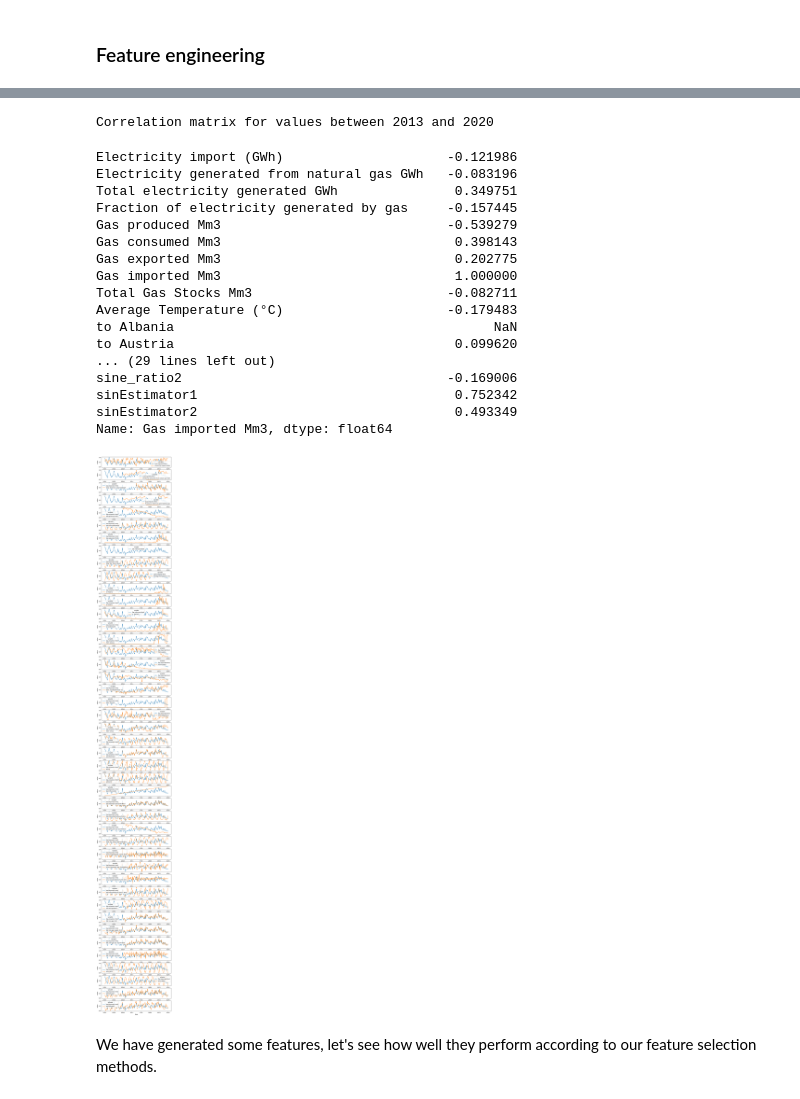
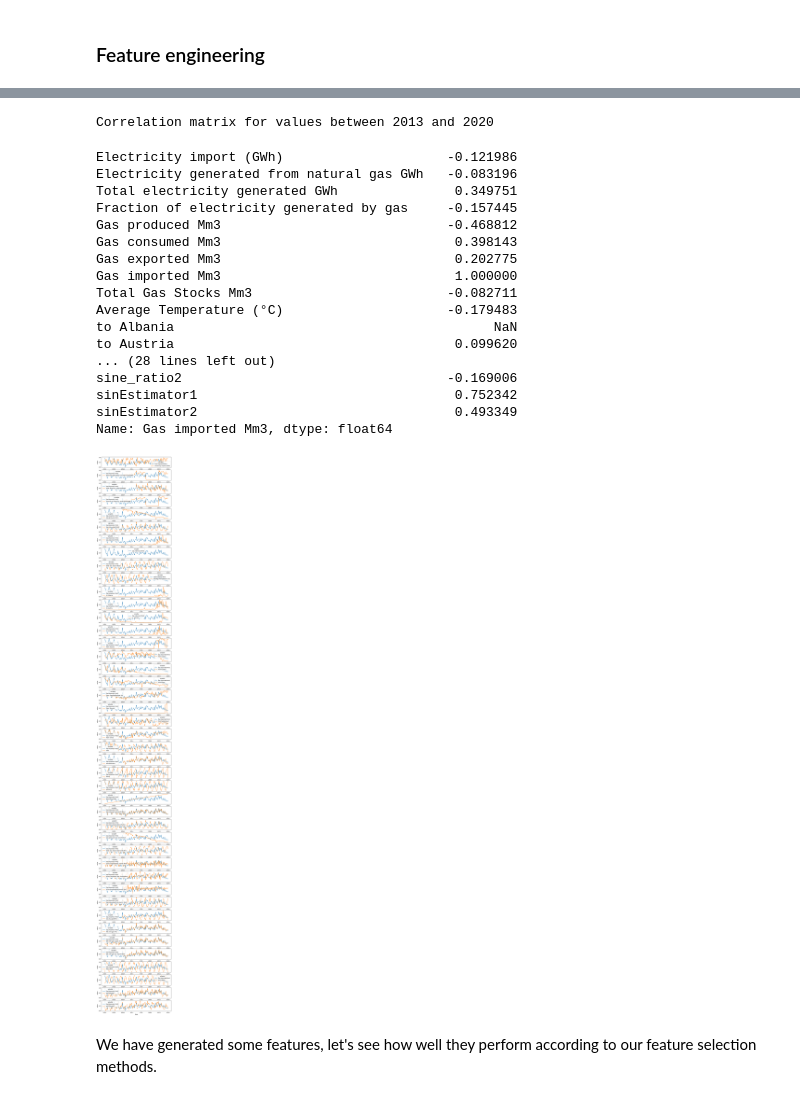
Before and after one commit to gaya22/Project_3_SEne, a Jupyter notebook: 04_feature_selection.ipynb, the cells around one changed output, grey strips where cells are left out. Saved outputs shown, nothing was run; the diff lists cells and outputs as text; code cells hidden in the pictures.

Commit message:
Regressione imports da completare

```diff
--- a/04_feature_selection.ipynb
+++ b/04_feature_selection.ipynb
@@ -299,8 +275,9 @@ dfIT['Monthfrom2014'] = np.arange(-36, 169-36, 1) #counting months by having 0 a
 #Shifting features
 dfIT['Gas imported last month Mm3'] = dfIT['Gas imported Mm3'].shift(1) # Gas imported the last month
 dfIT['Gas consumed last month Mm3'] = dfIT['Gas consumed Mm3'].shift(1) # Gas consumed the last month
-dfIT['Gas produced last month Mm3'] = dfIT['Gas produced Mm3'].shift(1) # Gas imported the last month
-dfIT['Total Gas Stocks last month Mm3'] = dfIT['Total Gas Stocks Mm3'].shift(1) # Gas imported the last month
+dfIT.loc[pd.to_datetime('2013-12-01',format="%Y-%m-%d"),'Gas produced Mm3'] = dfIT.loc[pd.to_datetime('2014-01-01',format="%Y-%m-%d"),'Gas produced Mm3'] #to have full 2014
+dfIT['Gas produced last month Mm3'] = dfIT['Gas produced Mm3'].shift(1) # Gas produced the last month
+dfIT['Total Gas Stocks last month Mm3'] = dfIT['Total Gas Stocks Mm3'].shift(1) # Gas stocks the last month
 
 #Derivative features - the idea is to make a finite differences point-wise derivative, this is actually just a difference since the time window is 1 month
 dfIT['d-Gas imported last month Mm3'] = dfIT['Gas imported Mm3'] - dfIT['Gas imported Mm3'].shift(1)
@@ -308,14 +285,15 @@ dfIT['d-Gas consumed last month Mm3'] = dfIT['Gas consumed Mm3'] - dfIT['Gas con
 dfIT['d-Gas produced last month Mm3'] = dfIT['Gas produced Mm3'] - dfIT['Gas produced Mm3'].shift(1)
 
 #Balance features
-dfIT['Gas consumed from stocks Mm3'] = dfIT['Total Gas Stocks Mm3'].shift(1) - dfIT['Total Gas Stocks Mm3']
-dfIT['Gas escaped Mm3'] = dfIT['Gas imported Mm3'] - dfIT['Gas exported Mm3'] + dfIT['Gas produced Mm3'] - dfIT['Gas consumed Mm3'] - dfIT['Gas consumed from stocks Mm3']
-dfIT['Net new gas Mm3'] = dfIT['Gas consumed Mm3'] - dfIT['Gas consumed from stocks Mm3'] - dfIT['Gas produced Mm3']
-dfIT['Net new gas (appx) Mm3'] = dfIT['Gas consumed Mm3'] - dfIT['Gas consumed from stocks Mm3']
+dfIT['Gas consumed from stocks Mm3'] = dfIT['Total Gas Stocks Mm3'].shift(1) - dfIT['Total Gas Stocks Mm3'] #Gas that exited the reserves in 1 month
+dfIT['Gas escaped Mm3'] = dfIT['Gas imported Mm3'] - dfIT['Gas exported Mm3'] + dfIT['Gas produced Mm3'] - dfIT['Gas consumed Mm3'] + dfIT['Gas consumed from stocks Mm3'] #This should be zero but it itsn't, it should be a relative error of some sort
+dfIT['Net new gas Mm3'] = dfIT['Gas consumed Mm3'] - dfIT['Gas consumed from stocks Mm3'] - dfIT['Gas produced Mm3'] #Gas available for export or consumption
+dfIT['Net new gas (appx) Mm3'] = dfIT['Gas consumed Mm3'] - dfIT['Gas consumed from stocks Mm3'] #As before but neglecting production
+#Since exports and production in Italy are low, the last 2 features should mimick the imports.
 
 #Composite features
 dfIT['Net new gas last month Mm3'] = dfIT['Net new gas Mm3'].shift(1)
-dfIT['Net new gas estimator'] = dfIT['Net new gas last month Mm3']*dfIT['d-Gas imported last month Mm3']
+#dfIT['Net new gas estimator'] = dfIT['Net new gas last month Mm3']+dfIT['d-Gas imported last month Mm3']
 
 #Let's see the analytical estimators for 'ratio' in action!
 dfIT['sine_ratio1'] = sinfunc(dfIT['Month'], res1['amp'], res1['omega'], res1['phase'], res1['offset'])
@@ -333,37 +311,44 @@ dfITn = dfITn.reset_index()
 
 fig, axes = plt.subplots(len(dfITn.columns)-1,1,figsize = (10,80))
 
 j = 1
 for i in range(0,len(dfITn.columns)-1):
     sb.lineplot(x='date', y='value', hue='variable',data = pd.melt(dfITn[['date','Gas imported Mm3',dfITn.columns[j]]], ['date']), ax=axes[i])
     j = j + 1
 
 dfITn = dfITn.set_index('date')
-
 pd.set_option('display.max_rows', 1000)
 
 print('Correlation matrix for values between 2013 and 2020')
 display(dfITn.loc[(dfITn.index < pd.to_datetime('2020-01-01',format='%Y-%m-%d')) &(dfITn.index > pd.to_datetime('2012-12-01',format='%Y-%m-%d')),:].corr().loc[:,'Gas imported Mm3'])
+
+#Saving correlation scores
+corr_features = dfITn.loc[(dfITn.index < pd.to_datetime('2020-01-01',format='%Y-%m-%d')) &(dfITn.index > pd.to_datetime('2012-12-01',format='%Y-%m-%d')),:].corr().loc[:,'Gas imported Mm3']
+corr_features = pd.DataFrame({'Name': corr_features.index, 'Score': corr_features.values})
+corr_features.loc[:,'Score'] = corr_features.loc[:,'Score'].abs()
+corr_features = corr_features.sort_values(by='Score',ascending=False)
+corr_features = corr_features.reset_index()
+corr_features = corr_features.drop(columns=['index'])
 # %% [output]
 Correlation matrix for values between 2013 and 2020
 Electricity import (GWh)                     -0.121986
 Electricity generated from natural gas GWh   -0.083196
 Total electricity generated GWh               0.349751
 Fraction of electricity generated by gas     -0.157445
-Gas produced Mm3                             -0.539279
+Gas produced Mm3                             -0.468812
 Gas consumed Mm3                              0.398143
 Gas exported Mm3                              0.202775
 Gas imported Mm3                              1.000000
 Total Gas Stocks Mm3                         -0.082711
 Average Temperature (°C)                     -0.179483
 to Albania                                         NaN
 to Austria                                    0.099620
-... (29 lines left out)
+... (28 lines left out)
 sine_ratio2                                  -0.169006
 sinEstimator1                                 0.752342
 sinEstimator2                                 0.493349
 Name: Gas imported Mm3, dtype: float64
-[figure, old version]
+[figure, new version]
 # %% [markdown]
 We have generated some features, let's see how well they perform according to our feature selection methods.
 # %% [markdown]
```
Also changed, not shown: parts of 18 cells of this notebook, 2 other files.
